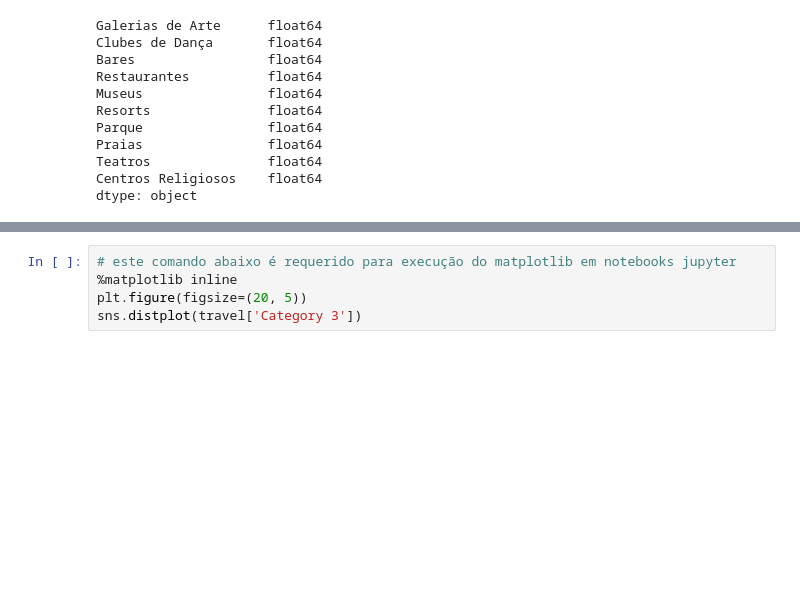
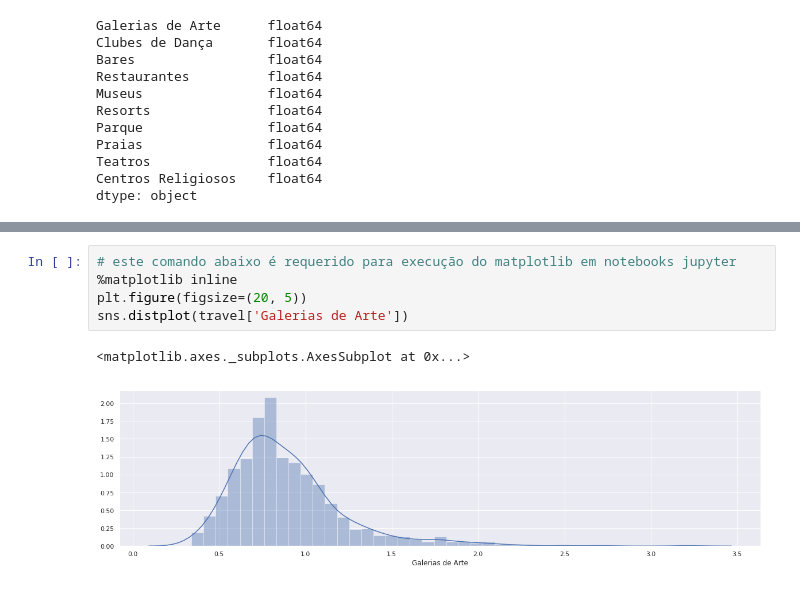
Before and after one commit to oliboni/Machine-Learning, a Jupyter notebook: travel.ipynb, the cells around one changed output, grey strips where cells are left out. Cells and saved outputs as stored; diff of their text form; blank space fills up the shorter version.

```diff
--- a/travel.ipynb
+++ b/travel.ipynb
@@ -76,5 +85,8 @@ travel[travel['Resorts'] > 3.4]
 # %%
 # este comando abaixo é requerido para execução do matplotlib em notebooks jupyter
 %matplotlib inline
 plt.figure(figsize=(20, 5))
-sns.distplot(travel['Category 3'])
+sns.distplot(travel['Galerias de Arte'])
+# %% [output]
+<matplotlib.axes._subplots.AxesSubplot at 0x...>
+[figure, added]
```
Also changed, not shown: parts of 4 cells of this notebook.
